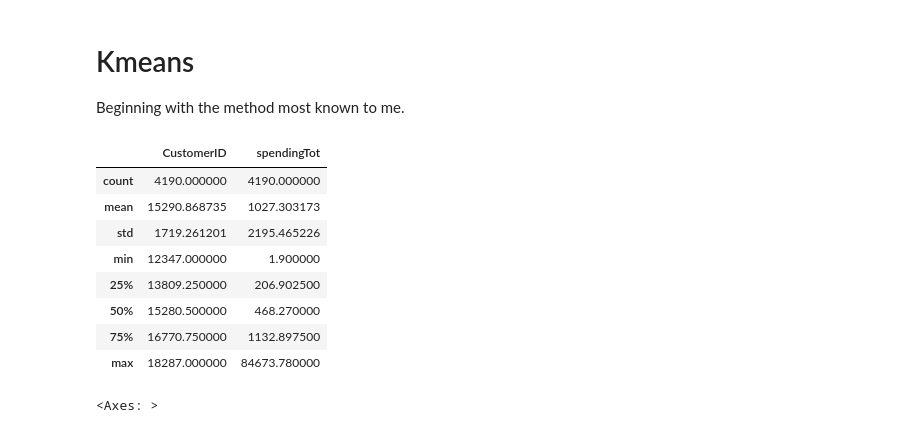
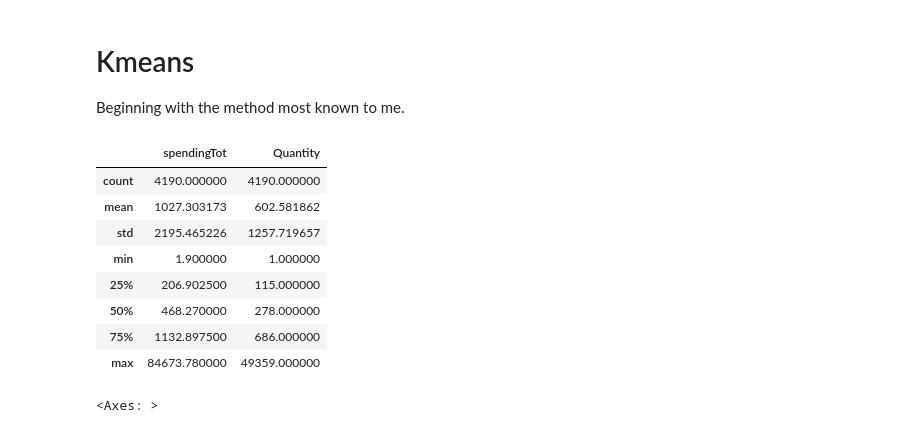
Before and after one commit to Supermjork/K-Kustomer-Klusters, a Jupyter notebook: notebook/cashier.ipynb, the cells around one changed output. Cells and saved outputs as stored; diff of their text form; code cells hidden in the pictures.

```diff
--- a/notebook/cashier.ipynb
+++ b/notebook/cashier.ipynb
@@ -278,19 +278,26 @@ from matplotlib import pyplot as plt                # Plotting tools
 # %%
 # Deriving total amount spent per customer
 prep_dat['spendingTot'] = prep_dat['UnitPrice'] * prep_dat['Quantity']
-derived_frame = prep_dat.groupby('CustomerID')['spendingTot'].sum()
-derived_frame = derived_frame.reset_index()
+
+derived_frame = prep_dat[['CustomerID', 'spendingTot', 'Quantity']]
+
+derived_frame = derived_frame.groupby('CustomerID').sum()
+
+
+# DO SAME FOR QUANTITY
+# DO SAME FOR THE 2 SUB FRAMES
+# TO GET FINAL FRAME WITH QUANTITY AND SPENDING ON ID
 
 # Obvious outlier at 84673
 derived_frame.describe()
 # %% [output]
-|  | CustomerID | spendingTot |
+|  | spendingTot | Quantity |
 | count | 4190.000000 | 4190.000000 |
-| mean | 15290.868735 | 1027.303173 |
-| std | 1719.261201 | 2195.465226 |
-| min | 12347.000000 | 1.900000 |
-| 25% | 13809.250000 | 206.902500 |
-| 50% | 15280.500000 | 468.270000 |
-| 75% | 16770.750000 | 1132.897500 |
-| max | 18287.000000 | 84673.780000 |
+| mean | 1027.303173 | 602.581862 |
+| std | 2195.465226 | 1257.719657 |
+| min | 1.900000 | 1.000000 |
+| 25% | 206.902500 | 115.000000 |
+| 50% | 468.270000 | 278.000000 |
+| 75% | 1132.897500 | 686.000000 |
+| max | 84673.780000 | 49359.000000 |
 # %%
```
Also changed, not shown: parts of 5 cells of this notebook.
